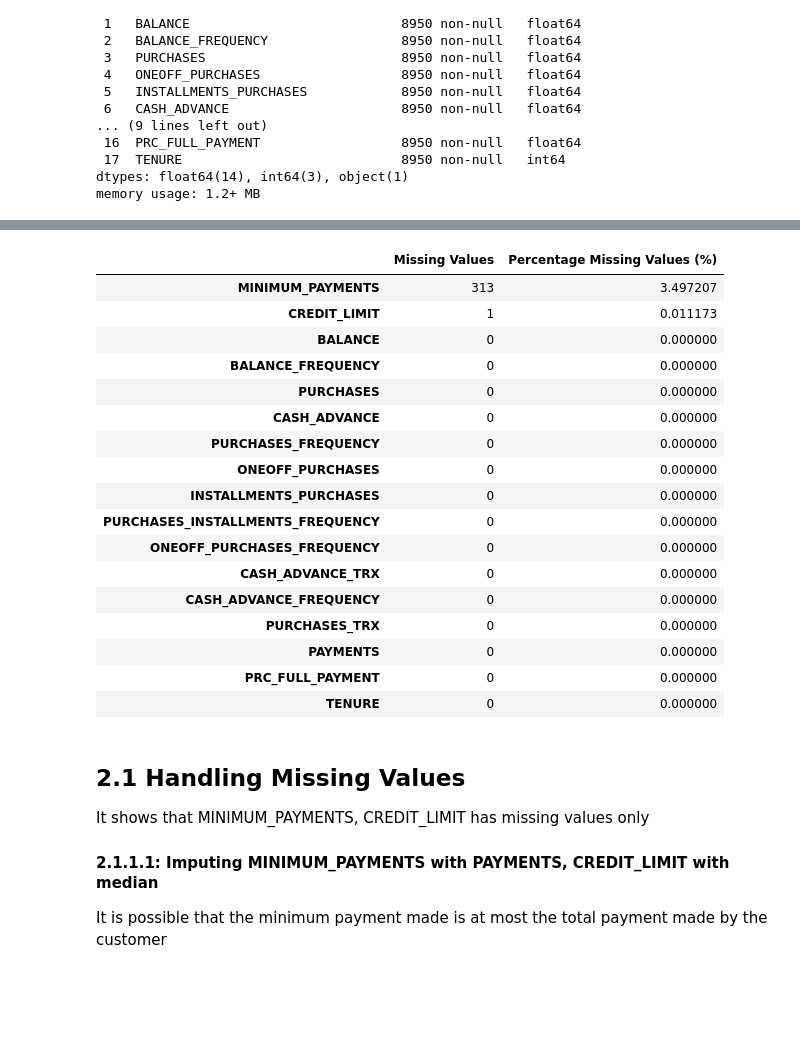
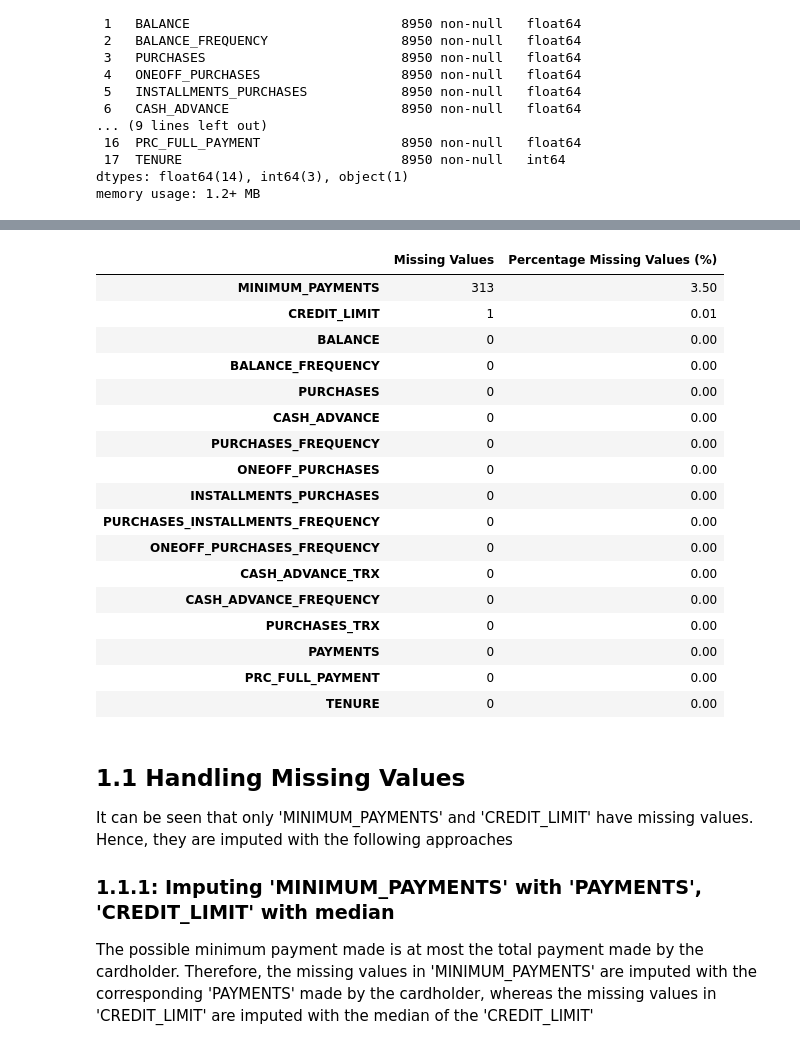
Before and after one commit to YeapJieShen/Machine_Learning_Assignment, a Jupyter notebook: testing/testing_preprocessing.ipynb, the cells around one changed output, grey strips where cells are left out. Drawn from its saved outputs; the diff is of its cells as text; code cells hidden in the pictures; blank space fills up the shorter version.

```diff
--- a/testing/testing_preprocessing.ipynb
+++ b/testing/testing_preprocessing.ipynb
@@ -78,29 +116,37 @@ df_raw.describe(include = ['float64', 'int64'])
 # %%
+# Getting number of missing values in each column
 series_isnull_sum = df_raw.isnull().sum(axis = 0)
-missing_summary = pd.concat([series_isnull_sum.sort_values(ascending = False), (series_isnull_sum / len(df_raw) * 100).sort_values(ascending = False)], axis = 1, keys = ['Missing Values', 'Percentage Missing Values (%)'])
+
+# Getting the summary of missing values in the dataset
+missing_summary = pd.concat([series_isnull_sum.sort_values(ascending = False), round(series_isnull_sum / len(df_raw) * 100, 2).sort_values(ascending = False)], axis = 1, keys = ['Missing Values', 'Percentage Missing Values (%)'])
+
 missing_summary
 # %% [output]
 |  | Missing Values | Percentage Missing Values (%) |
-| MINIMUM_PAYMENTS | 313 | 3.497207 |
-| CREDIT_LIMIT | 1 | 0.011173 |
-| BALANCE | 0 | 0.000000 |
-| BALANCE_FREQUENCY | 0 | 0.000000 |
-| PURCHASES | 0 | 0.000000 |
-| CASH_ADVANCE | 0 | 0.000000 |
-| PURCHASES_FREQUENCY | 0 | 0.000000 |
-| ONEOFF_PURCHASES | 0 | 0.000000 |
-| INSTALLMENTS_PURCHASES | 0 | 0.000000 |
-| PURCHASES_INSTALLMENTS_FREQUENCY | 0 | 0.000000 |
-| ONEOFF_PURCHASES_FREQUENCY | 0 | 0.000000 |
-| CASH_ADVANCE_TRX | 0 | 0.000000 |
-| CASH_ADVANCE_FREQUENCY | 0 | 0.000000 |
-| PURCHASES_TRX | 0 | 0.000000 |
-| PAYMENTS | 0 | 0.000000 |
-| PRC_FULL_PAYMENT | 0 | 0.000000 |
-| TENURE | 0 | 0.000000 |
+| MINIMUM_PAYMENTS | 313 | 3.50 |
+| CREDIT_LIMIT | 1 | 0.01 |
+| BALANCE | 0 | 0.00 |
+| BALANCE_FREQUENCY | 0 | 0.00 |
+| PURCHASES | 0 | 0.00 |
+| CASH_ADVANCE | 0 | 0.00 |
+| PURCHASES_FREQUENCY | 0 | 0.00 |
+| ONEOFF_PURCHASES | 0 | 0.00 |
+| INSTALLMENTS_PURCHASES | 0 | 0.00 |
+| PURCHASES_INSTALLMENTS_FREQUENCY | 0 | 0.00 |
+| ONEOFF_PURCHASES_FREQUENCY | 0 | 0.00 |
+| CASH_ADVANCE_TRX | 0 | 0.00 |
+| CASH_ADVANCE_FREQUENCY | 0 | 0.00 |
+| PURCHASES_TRX | 0 | 0.00 |
+| PAYMENTS | 0 | 0.00 |
+| PRC_FULL_PAYMENT | 0 | 0.00 |
+| TENURE | 0 | 0.00 |
 # %% [markdown]
-## 2.1 Handling Missing Values
-It shows that MINIMUM_PAYMENTS, CREDIT_LIMIT has missing values only
+## 1.1 Handling Missing Values
 
-#### 2.1.1.1: Imputing MINIMUM_PAYMENTS with PAYMENTS, CREDIT_LIMIT with median
-It is possible that the minimum payment made is at most the total payment made by the customer
+It can be seen that only 'MINIMUM_PAYMENTS' and 'CREDIT_LIMIT' have missing values. Hence, they are imputed with the following approaches
+
+### 1.1.1: Imputing 'MINIMUM_PAYMENTS' with 'PAYMENTS', 'CREDIT_LIMIT' with median
+
+The possible minimum payment made is at most the total payment made by the cardholder.
+Therefore, the missing values in 'MINIMUM_PAYMENTS' are imputed with the corresponding 'PAYMENTS' made by the cardholder,
+whereas the missing values in 'CREDIT_LIMIT' are imputed with the median of the 'CREDIT_LIMIT'
```
Also changed, not shown: parts of 44 cells of this notebook, 9 other files.
